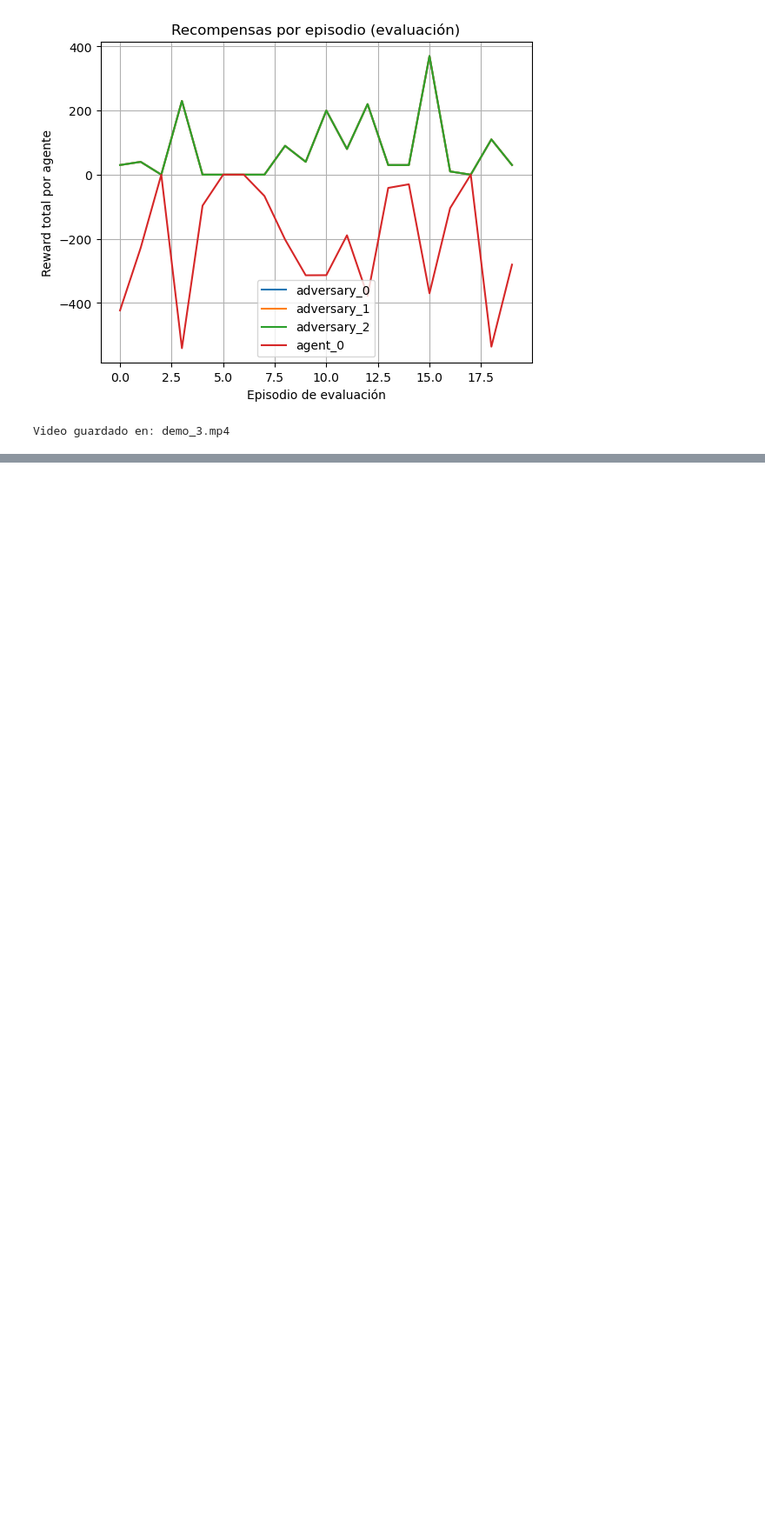
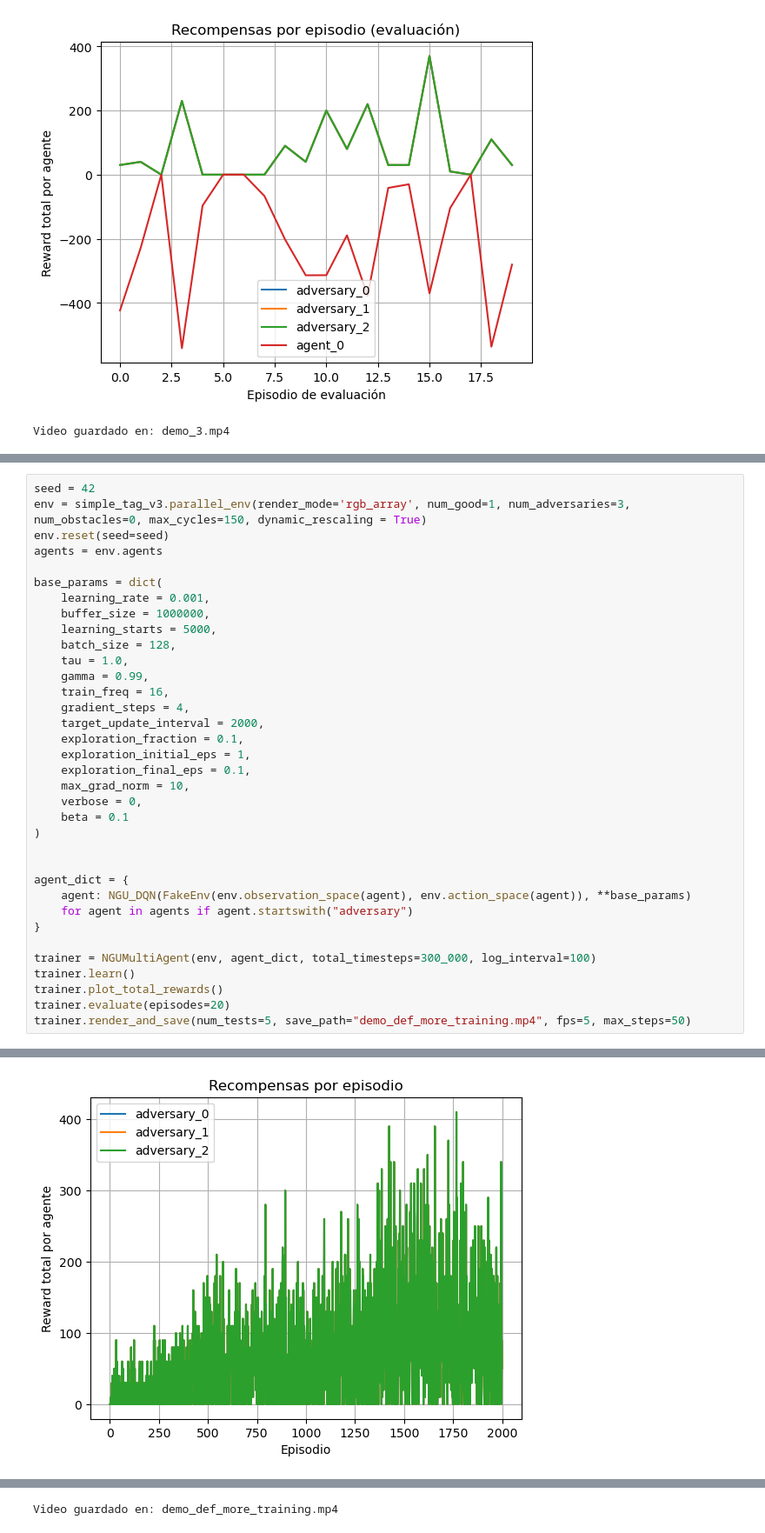
Before and after one commit to JuanHernandez-uc/Proyecto-RL, a Jupyter notebook: NGUMultiAgent/simple_tag_test.ipynb, the cells around one changed output, grey strips where cells are left out. Shown at 87% size. Saved outputs shown, nothing was run; the diff lists cells and outputs as text; blank space fills up the shorter version.

```diff
--- a/NGUMultiAgent/simple_tag_test.ipynb
+++ b/NGUMultiAgent/simple_tag_test.ipynb
@@ -276,0 +395,36 @@ Video guardado en: demo_3.mp4
+# %%
+seed = 42
+env = simple_tag_v3.parallel_env(render_mode='rgb_array', num_good=1, num_adversaries=3, num_obstacles=0, max_cycles=150, dynamic_rescaling = True)
+env.reset(seed=seed)
+agents = env.agents
+
+base_params = dict(
+    learning_rate = 0.001,
+    buffer_size = 1000000,
+    learning_starts = 5000,
+    batch_size = 128,
+    tau = 1.0,
+    gamma = 0.99,
+    train_freq = 16,
+    gradient_steps = 4,
+    target_update_interval = 2000,
+    exploration_fraction = 0.1,
+    exploration_initial_eps = 1,
+    exploration_final_eps = 0.1,
+    max_grad_norm = 10,
+    verbose = 0,
+    beta = 0.1
+)
+
+
+agent_dict = {
+    agent: NGU_DQN(FakeEnv(env.observation_space(agent), env.action_space(agent)), **base_params)
+    for agent in agents if agent.startswith("adversary")
+}
+
+trainer = NGUMultiAgent(env, agent_dict, total_timesteps=300_000, log_interval=100)
+trainer.learn()
+trainer.plot_total_rewards()
+trainer.evaluate(episodes=20)
+trainer.render_and_save(num_tests=5, save_path="demo_def_more_training.mp4", fps=5, max_steps=50)
+# %% [output]
@@ -276,0 +448 @@ Video guardado en: demo_3.mp4
+[figure, added]
@@ -276,0 +450 @@ Video guardado en: demo_3.mp4
+Video guardado en: demo_def_more_training.mp4
```
Also changed, not shown: parts of 4 cells of this notebook, 1 other file.
